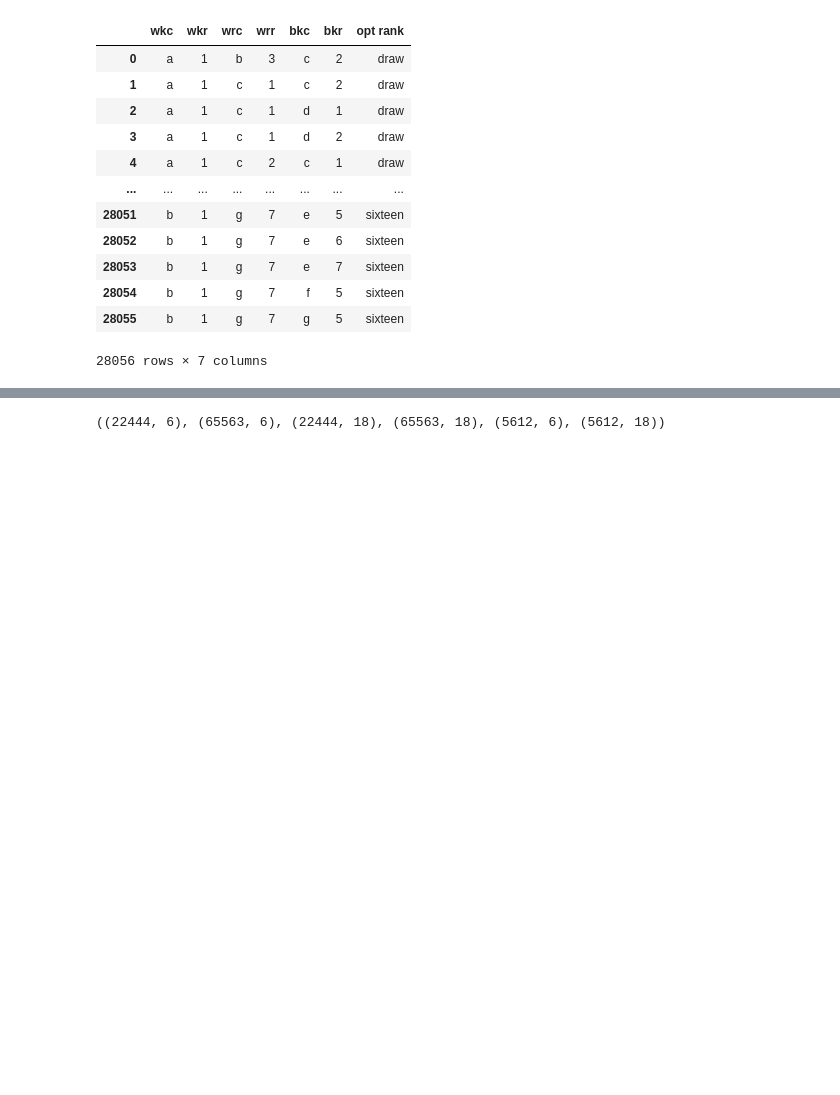
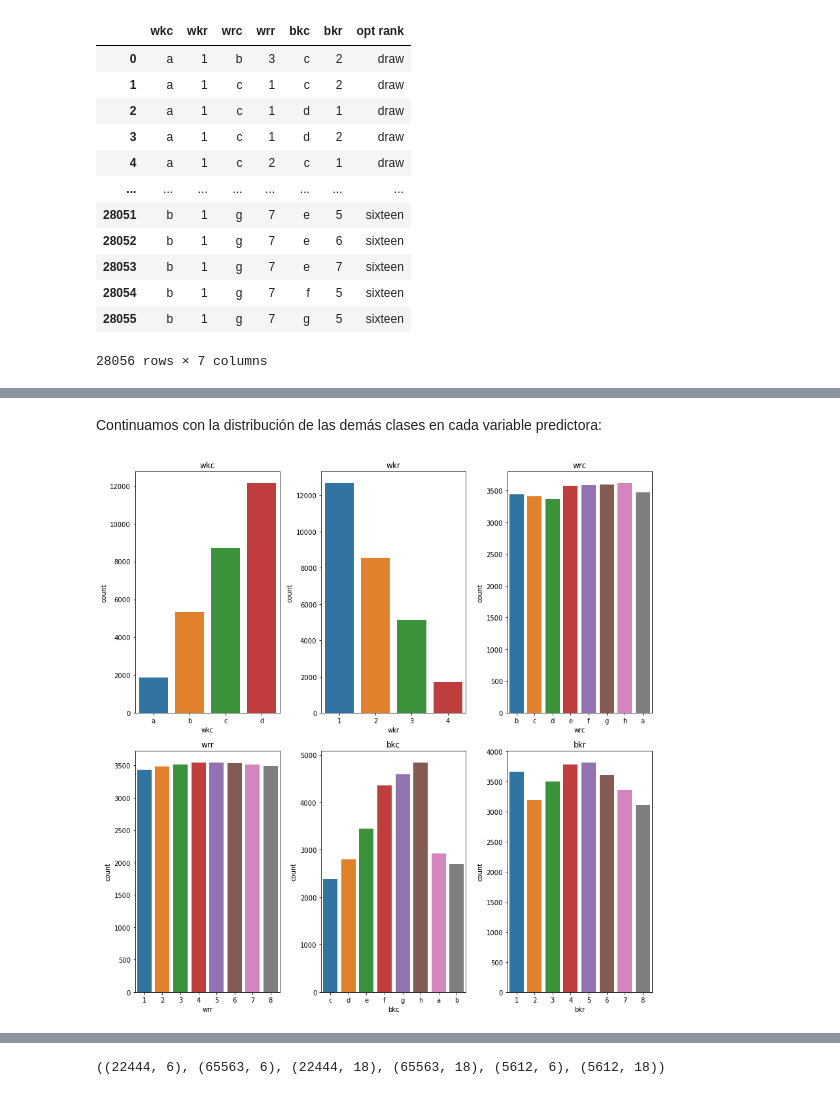
Before and after one commit to Rumoa/Optional_tensorflow, a Jupyter notebook: main.ipynb, the cells around one changed output, grey strips where cells are left out. Cells and saved outputs as stored; diff of their text form; code cells hidden in the pictures; blank space fills up the shorter version.

```diff
--- a/main.ipynb
+++ b/main.ipynb
@@ -42,0 +114,29 @@ X
+# %% [markdown]
+Continuamos con la distribución de las demás clases en cada variable predictora:
+# %%
+f, ax = plt.subplots(2,3, figsize=(12,12) )
+sns.countplot(ax= ax[0,0], x='wkc',
+             data=data)
+sns.countplot(ax= ax[0,1], x='wkr',
+             data=data)
+sns.countplot(ax= ax[0,2], x='wrc',
+             data=data)
+sns.countplot(ax= ax[1,0], x='wrr',
+             data=data)
+sns.countplot(ax= ax[1,1], x='bkc',
+             data=data)
+sns.countplot(ax= ax[1,2], x='bkr',
+             data=data)
+
+
+ax[0,0].set_title("wkc")
+ax[0,1].set_title("wkr")
+ax[0,2].set_title("wrc")
+ax[1,0].set_title("wrr")
+ax[1,1].set_title("bkc")
+ax[1,2].set_title("bkr")
+
+plt.tight_layout()
+plt.savefig('foo.pdf', transparent=True)
+# %% [output]
+[figure, added]
```
Also changed, not shown: parts of 214 cells of this notebook, 23 other files.
